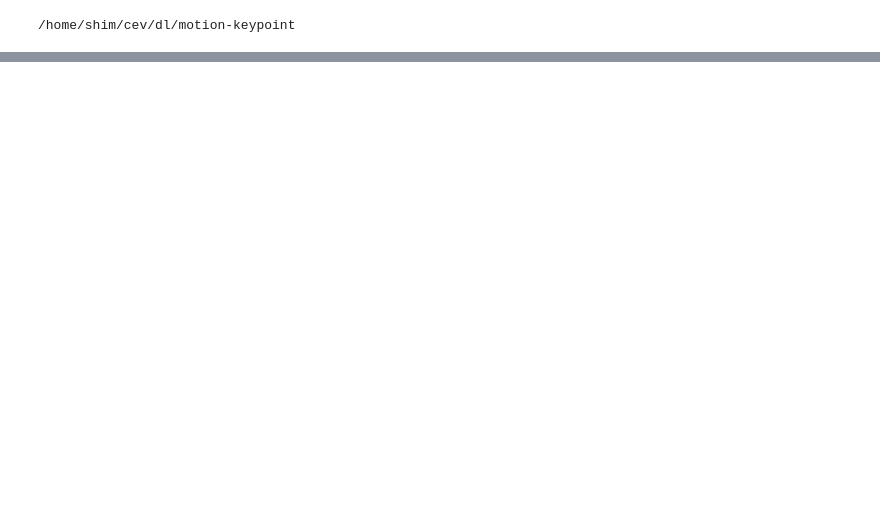
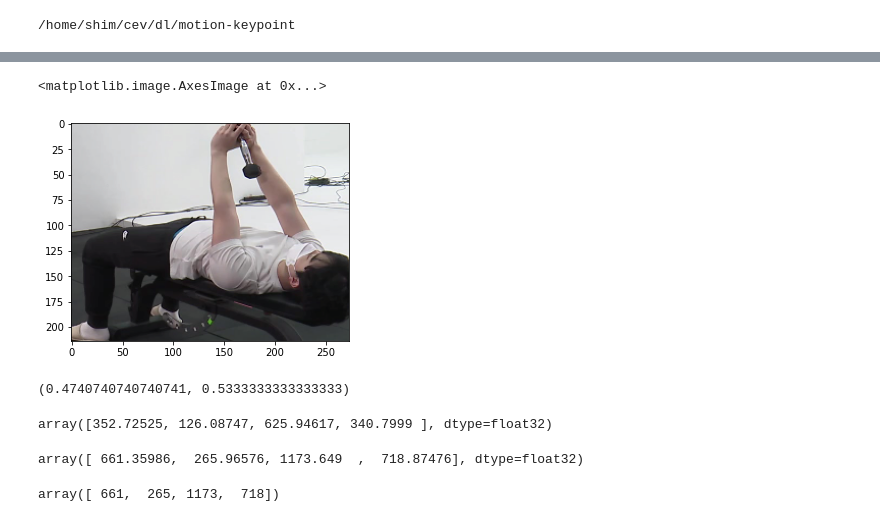
Before and after one commit to Kitsunetic/motion-keypoint, a Jupyter notebook: script/effdet 자르기.ipynb, the cells around one changed output, grey strips where cells are left out. Cells and saved outputs as stored; diff of their text form; code cells hidden in the pictures; blank space fills up the shorter version.

```diff
--- a/script/effdet 자르기.ipynb
+++ b/script/effdet 자르기.ipynb
@@ -146,0 +98,6 @@ with open(OUT_DIR / "offset.json", "w") as f:
+# %%
+pred_bboxes = trainer.det_model(imgs.cuda())
+# %%
+pred_bbox = pred_bboxes[0]["rois"][0]
+# %%
+int_bbox = pred_bbox.astype(np.int64)
@@ -146,0 +108,9 @@ with open(OUT_DIR / "offset.json", "w") as f:
+# %%
+plt.imshow(img_np[int_bbox[1] : int_bbox[3], int_bbox[0] : int_bbox[2]])
+# %% [output]
+<matplotlib.image.AxesImage at 0x...>
+[figure, added]
+# %%
+trainer.ratio
+# %% [output]
+(0.4740740740740741, 0.5333333333333333)
@@ -146,0 +119,4 @@ with open(OUT_DIR / "offset.json", "w") as f:
+# %%
+ori_bbox
+# %% [output]
+array([352.72525, 126.08747, 625.94617, 340.7999 ], dtype=float32)
@@ -146,0 +126,4 @@ with open(OUT_DIR / "offset.json", "w") as f:
+# %%
+ori_bbox
+# %% [output]
+array([ 661.35986,  265.96576, 1173.649  ,  718.87476], dtype=float32)
@@ -146,0 +132,4 @@ with open(OUT_DIR / "offset.json", "w") as f:
+# %%
+int_ori_bbox
+# %% [output]
+array([ 661,  265, 1173,  718])
```
Also changed, not shown: parts of 41 cells of this notebook, 3 other files.
